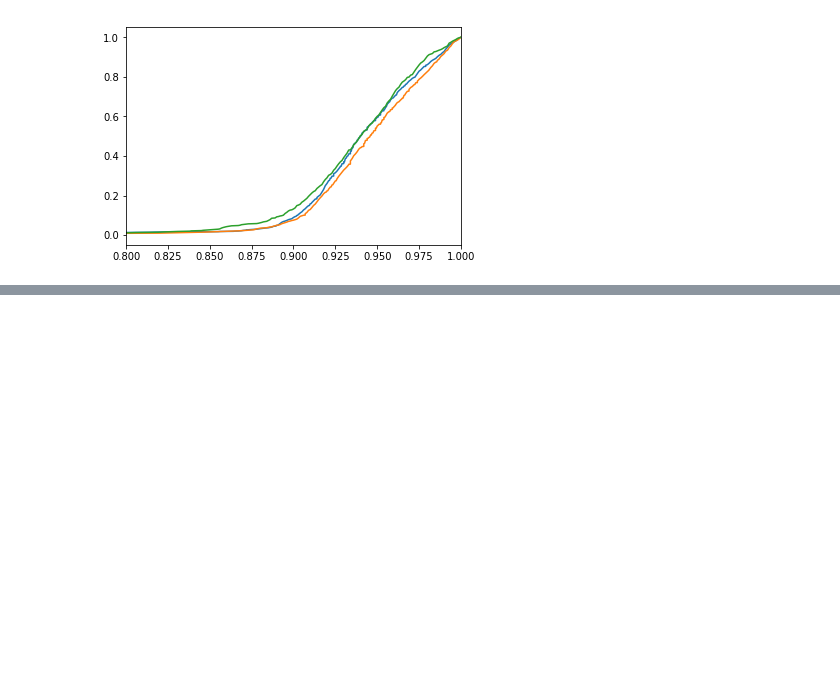
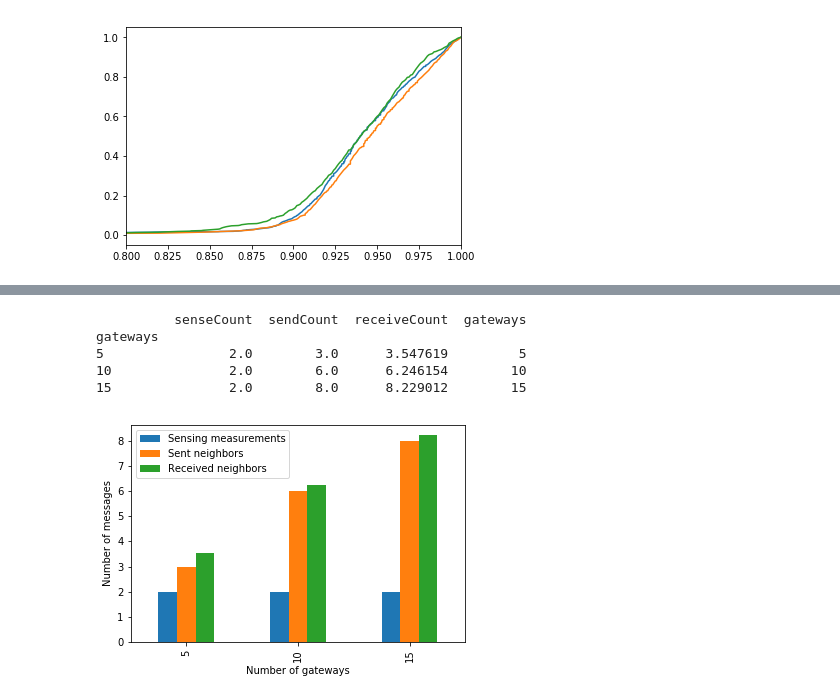
Before and after one commit to khulan8824/mn, a Jupyter notebook: log.ipynb, the cells around one changed output, grey strips where cells are left out. Cells and saved outputs as stored; diff of their text form; code cells hidden in the pictures; blank space fills up the shorter version.

```diff
--- a/log.ipynb
+++ b/log.ipynb
@@ -241,0 +256,59 @@ plt.show()
+# %%
+import os
+#import ipdb
+
+import pandas as pd
+import matplotlib as mpl
+from matplotlib import lines
+from matplotlib import pyplot as plt
+import matplotlib.dates as mdates
+
+headers = ['time', 'senseCount','sendCount','receiveCount']
+
+#Read input files from the directory and returns DataTable object in a combined list
+def read_count(EXP_NAME):
+    #Get list of nodes(files) with results
+    INPUT_DIR = os.path.join( os.getcwd(), EXP_NAME)
+    data = pd.DataFrame()
+    dirs = [f for f in os.listdir(INPUT_DIR) if os.path.isdir(os.path.join(INPUT_DIR))]
+    for client in dirs:
+        client_data = pd.read_csv(os.path.join(INPUT_DIR, client), sep=',')
+        client_data.columns= headers
+        client_data = client_data.set_index(pd.DatetimeIndex(client_data['time']))
+        client_data.index = client_data.index.map(lambda x: x.replace(second=0))
+        #client_data.loc[(client_data['receiveCount'] > 10)] = 10
+        client_data.loc[(client_data['senseCount'] > 2)] = 2
+        data = data.append(client_data)
+    data = data.groupby(data.index).mean()
+    return data
+
+count_data = read_count('cost/gw5')
+count_data1 = read_count('cost/gw10')
+count_data2 = read_count('cost/gw15')
+
+#print(count_data)
+#print(count_data)
+temp = pd.DataFrame(count_data.mean()).T
+temp = temp.append(pd.DataFrame(count_data1.mean(axis=0)).T)
+temp = temp.append(pd.DataFrame(count_data2.mean(axis=0)).T)
+
+idx = pd.Int64Index([5, 10, 15])
+temp['gateways'] = idx
+
+temp = temp.set_index(temp['gateways'])
+
+print(temp)
+
+
+ax = temp[['senseCount','sendCount','receiveCount']].plot.bar()
+plt.xlabel('Number of gateways')
+plt.ylabel('Number of messages')
+plt.legend(['Sensing measurements','Sent neighbors', 'Received neighbors'])
+plt.show()
+# %% [output]
+          senseCount  sendCount  receiveCount  gateways
+gateways
+5                2.0        3.0      3.547619         5
+10               2.0        6.0      6.246154        10
+15               2.0        8.0      8.229012        15
+[figure, added]
```
Also changed, not shown: parts of 2 cells of this notebook.
